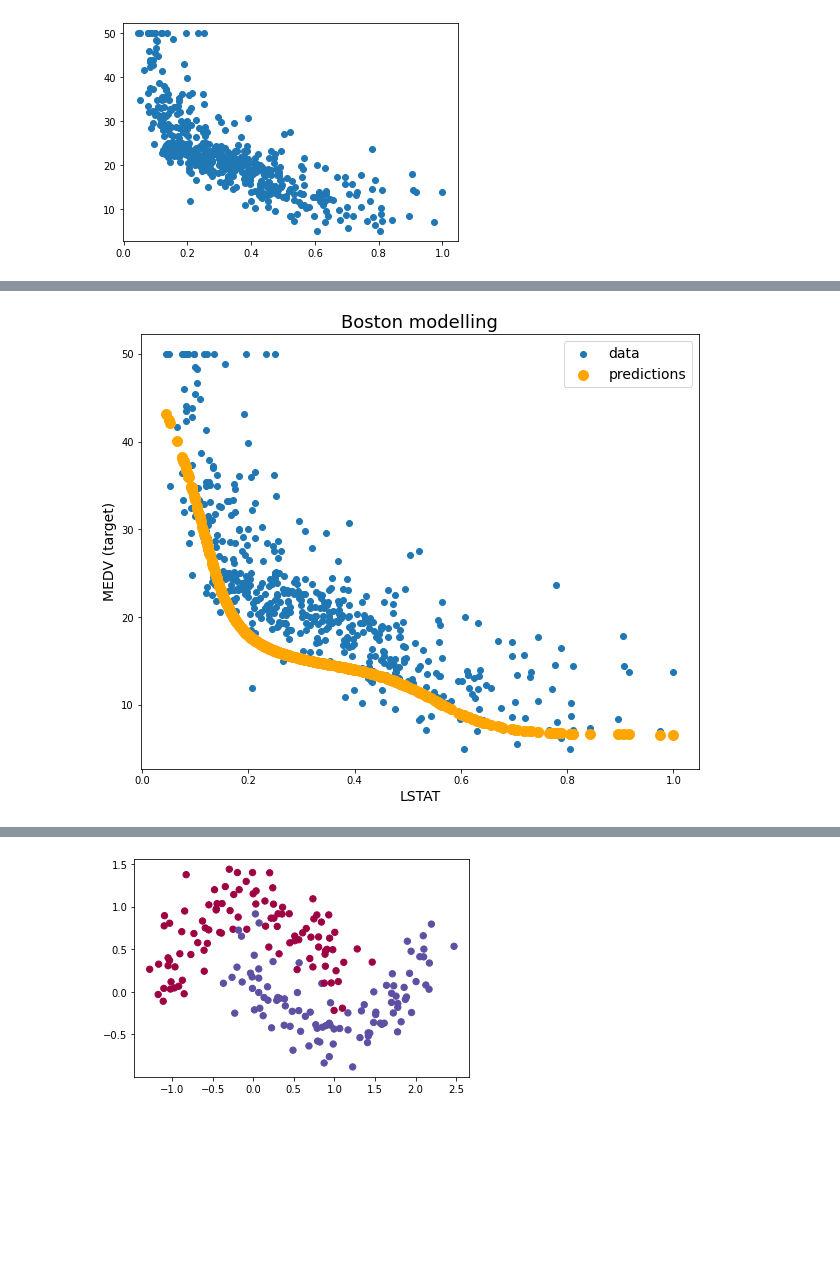
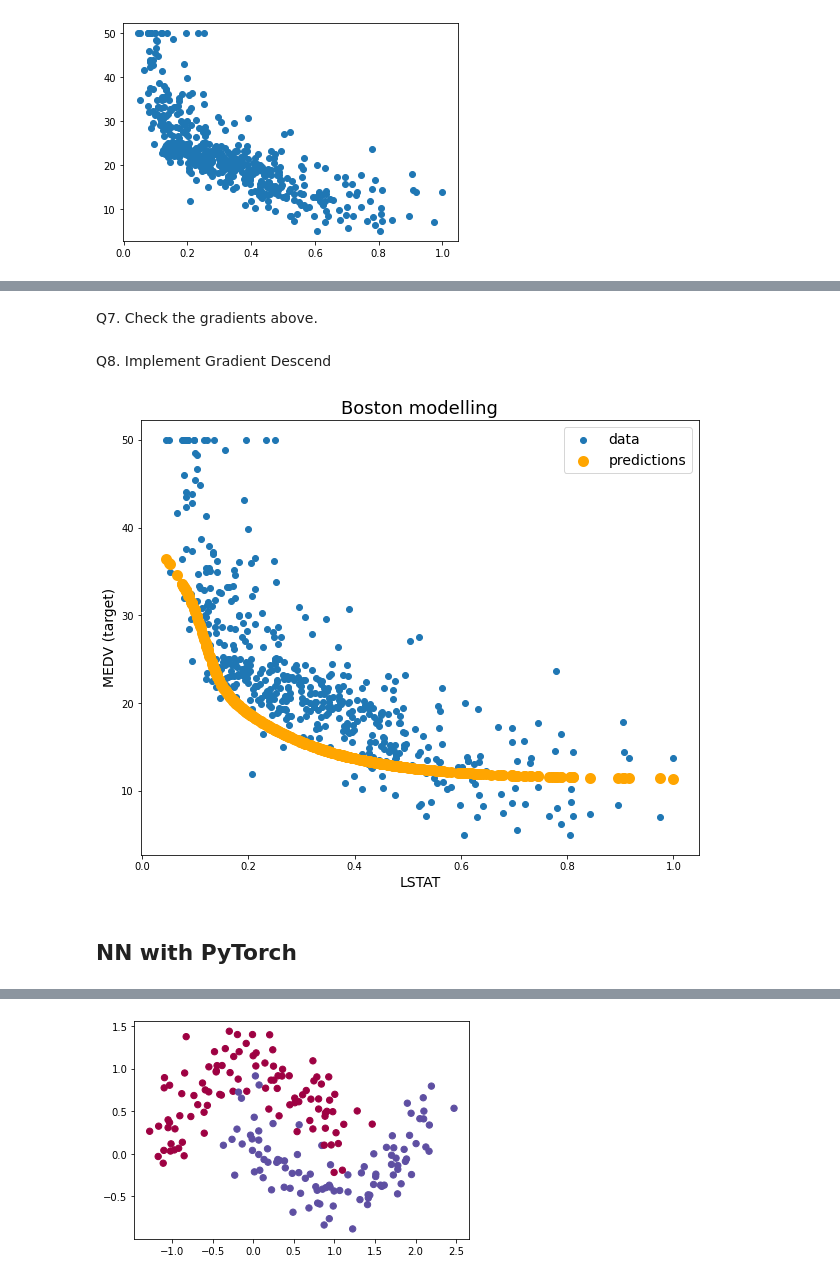
Before and after one commit to anton-selitskiy/NN_Tutorial, a Jupyter notebook: Tutorial1.ipynb, the cells around one changed output, grey strips where cells are left out. Saved outputs shown, nothing was run; the diff lists cells and outputs as text; code cells hidden in the pictures; blank space fills up the shorter version.

```diff
--- a/Tutorial1.ipynb
+++ b/Tutorial1.ipynb
@@ -11,6 +58,5 @@ zeros np VS torch
 # %%
 boston = sklearn.datasets.load_boston()
 # %%
-x = boston.data[:,-1]
-x = x/np.max(x)
-y = boston.target
+x1 = boston.data[:,-1]
+y1 = boston.target
@@ -76,3 +133,6 @@ for i in range(100):
+# %%
+w = w_0.clone().detach().requires_grad_(True)
+b = b_0.clone().detach().requires_grad_(True)
 # %%
 alpha = 0.1
 for i in range(100):
@@ -105,3 +171,3 @@ for i in range(100):
 # %%
 def sigmoid(x):
-  return 1/(1+np.exp(-x))
+  return 1/(1+torch.exp(-x))
@@ -134,47 +218,55 @@ $$\frac{\partial L}{\partial W^{[1]}} = W^{[2]T}a(1-a)\frac{\partial L}{\partial
+# %% [markdown]
+Q7. Check the gradients above.
 # %%
+# Initialization of the weights and hidden size
 hidden_size = 50
-W1 = np.random.randn(hidden_size,1)
-b1 = np.random.randn(hidden_size,1)
-W2 = np.random.randn(1,hidden_size)
-b2 = np.random.randn(1,1)
+W1 = torch.rand(hidden_size,1)
+b1 = torch.rand(hidden_size,1)
+W2 = torch.rand(1,hidden_size)
+b2 = torch.rand(1,1)
+# %% [markdown]
+Q8. Implement Gradient Descend
 # %%
+# Gradient Descend for NN
 num_epochs = 100
 alpha = 0.05
 for i in range(num_epochs):
   L=0
   for n in range(len(x)):
+    # Forward
     z = W1*x[n]+b1
-    #print(z.shape)
-    a = sigmoid(z)
-    #print(a.shape)
-    o = W2.dot(a)+b2
-    L = L + (o-y[n])**2
-    #print(o.shape)
-    do = 2*(o-y[n])
-    #print(do.shape)
-    db2 = do
-    dW2 = a.T*do
-    #print(dW2.shape)
-    db1 = W2.T*a*(1-a)*do
-    #print(db1.shape)
-    dW1 = db1*x[n]
+    a =  #sigmoid(z)
+    o =  #torch.matmul(W2,a)+b2
+
+    # Backward
+    do =  2*(o-y[n])
+    db2 =  #do
+    dW2 =  #a.T*do
+    db1 =  #W2.T*a*(1-a)*do
+    dW1 =  #db1*x[n]
+
+    # Update
     W1 = W1 - alpha*dW1
     b1 = b1 - alpha*db1
     W2 = W2 - alpha*dW2
     b2 = b2 - alpha*db2
-  #print(L/len(x))
-  y_p = (W2.dot(sigmoid(W1*x.reshape(1,-1)+b1)) + b2).reshape(-1)
+
+  y_p = torch.zeros_like(y)
+  for n in range(len(x)):
+    y_p[n] = torch.matmul(W2,(sigmoid(W1*x[n]+b1))) + b2
   clear_output(True)
   plt.figure(figsize=(10,8))
   plt.scatter(x, y, label="data")
   plt.scatter(x, y_p, color="orange", linewidth=5, label="predictions")
   plt.xlabel("LSTAT", fontsize=14)
   plt.ylabel("MEDV (target)", fontsize=14)
   plt.title("Boston modelling", fontsize=18)
   plt.legend(fontsize=14)
   plt.show()
 # %% [output]
-[figure, old version]
+[figure, new version]
+# %% [markdown]
+## NN with PyTorch
 # %%
 import torch.nn as nn
 # %%
```
Also changed, not shown: parts of 45 cells of this notebook.
